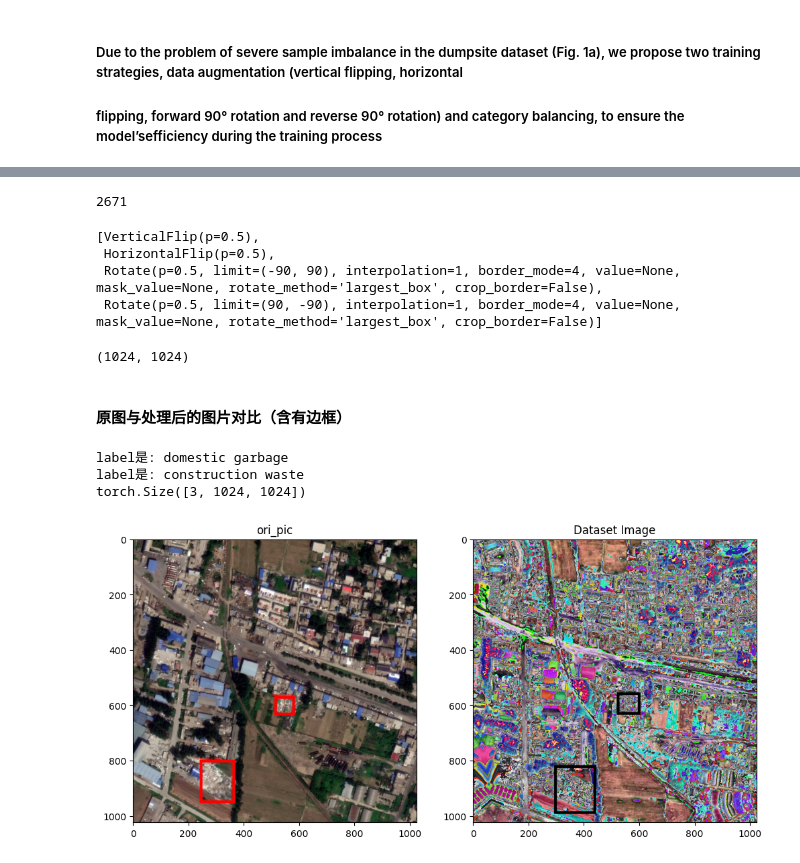
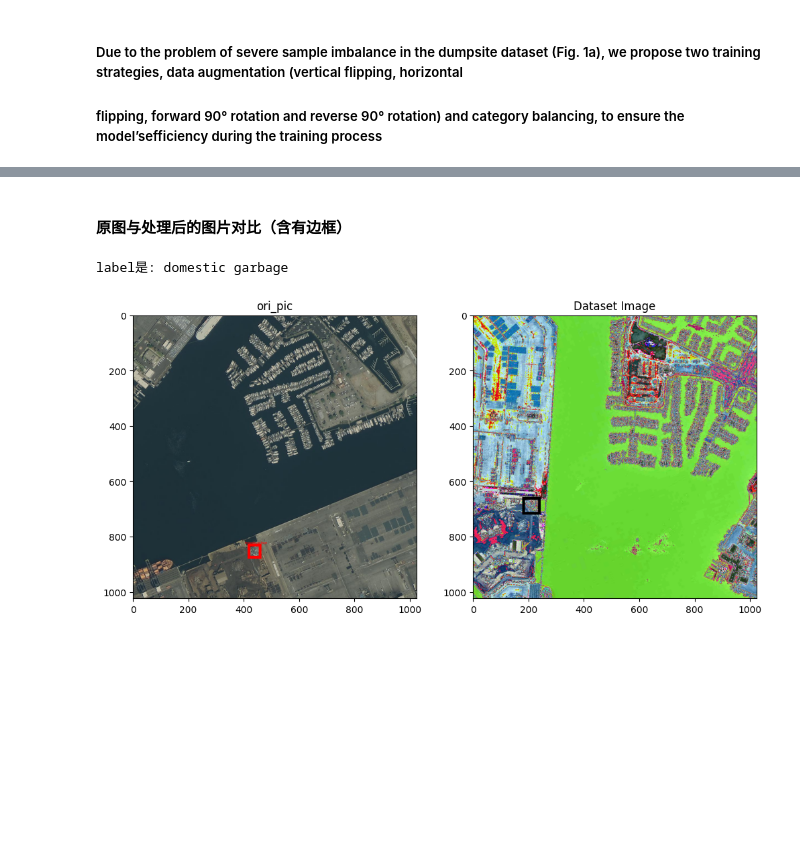
Before and after one commit to fengyan-cn/COMP9444, a Jupyter notebook: project/data_processing.ipynb, the cells around one changed output, grey strips where cells are left out. Saved outputs shown, nothing was run; the diff lists cells and outputs as text; code cells hidden in the pictures; blank space fills up the shorter version.

Commit message:
data augment and normaliza finished

```diff
--- a/project/data_processing.ipynb
+++ b/project/data_processing.ipynb
@@ -152,27 +142,11 @@ for images, targets in dataloader:
-# %%
-len(dataset)
-# %% [output]
-2671
-# %%
-transforms.augment.transforms
-# %% [output]
-[VerticalFlip(p=0.5),
- HorizontalFlip(p=0.5),
- Rotate(p=0.5, limit=(-90, 90), interpolation=1, border_mode=4, value=None, mask_value=None, rotate_method='largest_box', crop_border=False),
- Rotate(p=0.5, limit=(90, -90), interpolation=1, border_mode=4, value=None, mask_value=None, rotate_method='largest_box', crop_border=False)]
-# %%
-test = Image.open("E:/COMP/COMP9444/project/dumpsite_data/VOC2012/train/JPEGImages/CS7500.jpg")
-print(test.size)
-test.show()
-# %% [output]
-(1024, 1024)
 # %% [markdown]
 #### 原图与处理后的图片对比（含有边框）
 # %%
+random.seed(42)
 random_idx = random.randint(0, len(dataset) - 1)
 ori_pic = os.path.join("E:/COMP/COMP9444/project/dumpsite_data/VOC2012/train/JPEGImages", f'{dataset.image_ids[random_idx]}.jpg')
 ori_pic_ann = os.path.join("E:/COMP/COMP9444/project/dumpsite_data/VOC2012/train/Annotations", f"{dataset.image_ids[random_idx]}.xml")
-ori_pic = Image.open(ori_pic)
+ori_pic = Image.open(ori_pic).convert("RGB")
 tree = ET.parse(ori_pic_ann)
 root = tree.getroot()
 ori_boxes = []
@@ -182,35 +156,35 @@ for bounding_box in root.findall('object'):
     ori_labels.append(label)
     bbox = bounding_box.find("bndbox")
     xmin = int(bbox.find("xmin").text)
     ymin = int(bbox.find("ymin").text)
     xmax = int(bbox.find("xmax").text)
     ymax = int(bbox.find("ymax").text)
     box = [xmin, ymin, xmax, ymax]
     ori_boxes.append(box)
 ori_draw = ImageDraw.Draw(ori_pic)
 for box, label in zip(ori_boxes, ori_labels):
     xmin, ymin, xmax, ymax = box
     ori_draw.rectangle([xmin, ymin, xmax, ymax], outline="red", width=10)
     ori_draw.text((xmin - 10, ymin - 10), label, fill="red")
 img, boxes, labels = dataset[random_idx].values()
 image = unnormalize(img, mean, std).permute(1, 2, 0).numpy()
+image = (image * 255).astype(np.uint8)
+# image = img.permute(1, 2, 0).numpy()
 image = F.to_pil_image(img)
 draw = ImageDraw.Draw(image)
 for box, label in zip(boxes, labels):
     xmin, ymin, xmax, ymax = box
     draw.rectangle([xmin, ymin, xmax, ymax], outline="black", width=10)
     draw.text((xmin - 10, ymin - 10), label_name(label), fill="black")
 
 fig, (ax1, ax2) = plt.subplots(1, 2, figsize=(12, 6))
 ax1.imshow(ori_pic)
 ax1.set_title('ori_pic')
 ax2.imshow(image)
 ax2.set_title('Dataset Image')
 plt.show()
 # %% [output]
 label是: domestic garbage
-label是: construction waste
-torch.Size([3, 1024, 1024])
-[figure, old version]
+[figure, new version]
 # %%
 from torchvision.models.detection import fasterrcnn_resnet50_fpn
```
Also changed, not shown: parts of 4 cells of this notebook.
